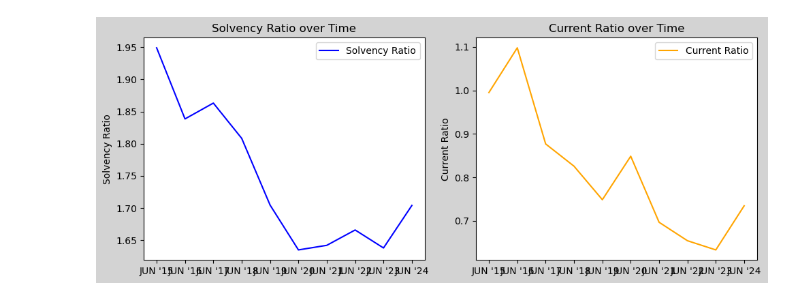
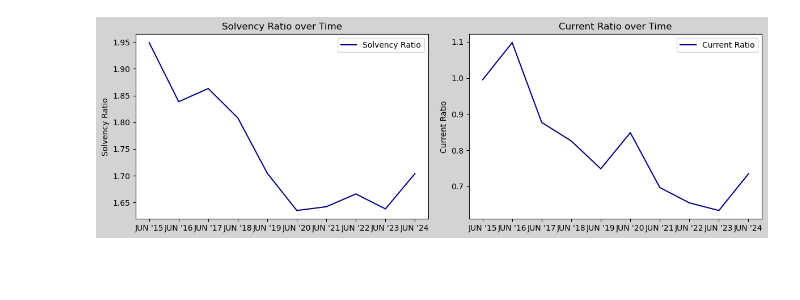
Before and after one commit to LuisMB09/admin_de_riesgos, a Jupyter notebook: Proyecto/análisis.ipynb, the cells around one changed output. Cells and saved outputs as stored; diff of their text form; code cells hidden in the pictures; blank space fills up the shorter version.

```diff
--- a/Proyecto/análisis.ipynb
+++ b/Proyecto/análisis.ipynb
@@ -19,20 +19,19 @@ cf.index.name = None
 # %%
 current_ratio = bs.loc['Total Current Assets'] / bs.loc['Total Current Liabilities']
 solvency = bs.loc['Total Assets'] / bs.loc['Total Liabilities']
 
+fig, (ax1, ax2) = plt.subplots(1, 2, figsize=(12, 4))
 
-fig, (ax1, ax2) = plt.subplots(1, 2, figsize=(10, 4))
-
-ax1.plot(solvency, label='Solvency Ratio', color='blue')
+ax1.plot(solvency, label='Solvency Ratio', color='navy')
 ax1.set_title('Solvency Ratio over Time')
 ax1.set_ylabel('Solvency Ratio')
 ax1.legend()
 
-ax2.plot(current_ratio, label='Current Ratio', color='orange')
+ax2.plot(current_ratio, label='Current Ratio', color='navy')
 ax2.set_title('Current Ratio over Time')
 ax2.set_ylabel('Current Ratio')
 ax2.legend()
 
 plt.tight_layout()
 # %% [output]
-[figure, old version]
+[figure, new version]
```
Also changed, not shown: 1 other file.
